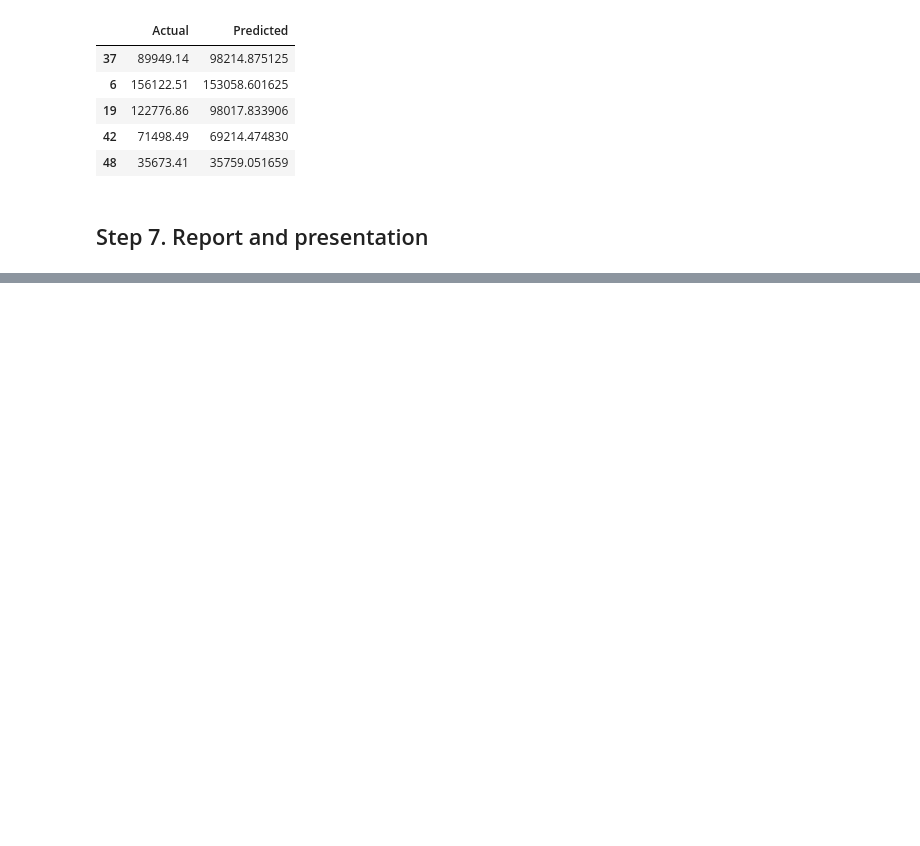
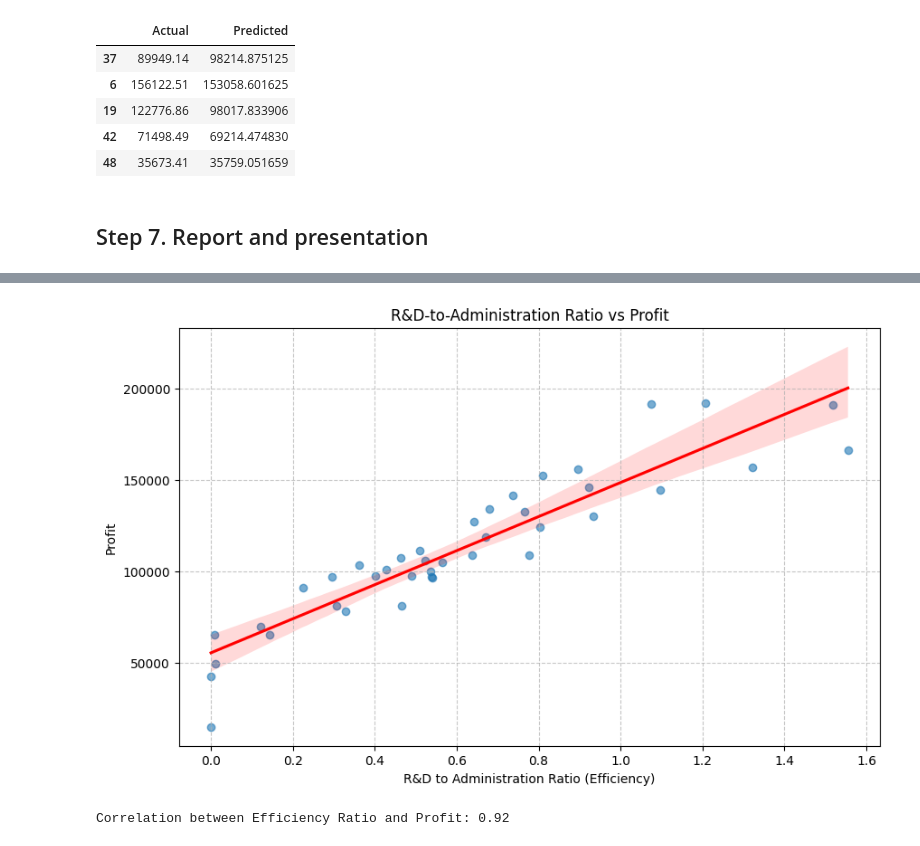
Before and after one commit to zealand-cs/50-startups, a Jupyter notebook: 50-startups.ipynb, the cells around one changed output, grey strips where cells are left out. Cells and saved outputs as stored; diff of their text form; code cells hidden in the pictures; blank space fills up the shorter version.

```diff
--- a/50-startups.ipynb
+++ b/50-startups.ipynb
@@ -766,0 +799,21 @@ Action: To be documented – e.g. in your notebook
+# %%
+import seaborn as sns
+import matplotlib.pyplot as plt
+
+viz_data = strat_train_set.copy()
+viz_data['RD_to_Admin_Ratio'] = viz_data['R&D Spend'] / viz_data['Administration']
+
+plt.figure(figsize=(10, 6))
+sns.regplot(data=viz_data, x='RD_to_Admin_Ratio', y='Profit', scatter_kws={'alpha':0.6}, line_kws={'color':'red'})
+
+plt.title('R&D-to-Administration Ratio vs Profit')
+plt.xlabel('R&D to Administration Ratio (Efficiency)')
+plt.ylabel('Profit')
+plt.grid(True, linestyle='--', alpha=0.7)
+plt.show()
+
+efficiency_corr = viz_data['RD_to_Admin_Ratio'].corr(viz_data['Profit'])
+print(f'Correlation between Efficiency Ratio and Profit: {efficiency_corr:.2f}')
+# %% [output]
+[figure, added]
+Correlation between Efficiency Ratio and Profit: 0.92
```
Also changed, not shown: parts of 2 cells of this notebook.
